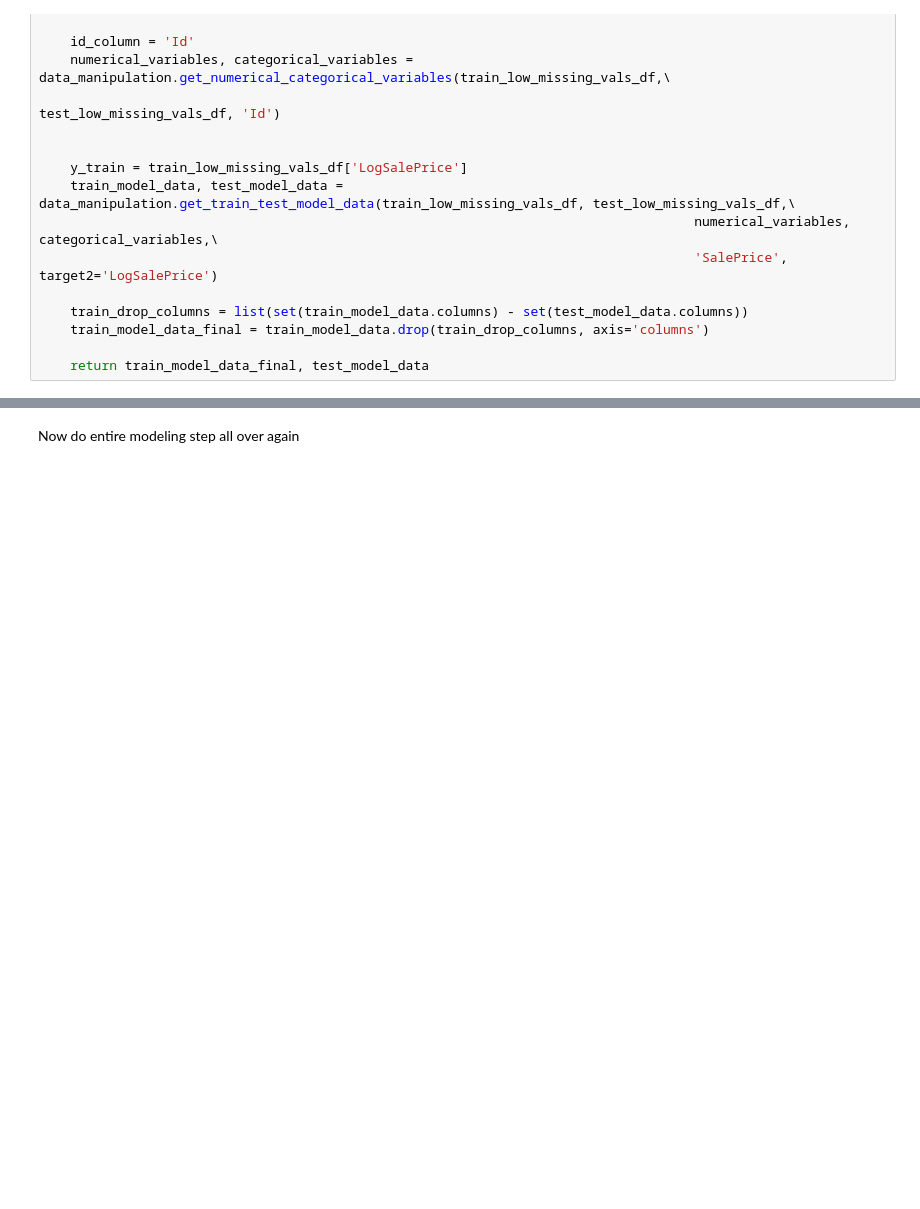
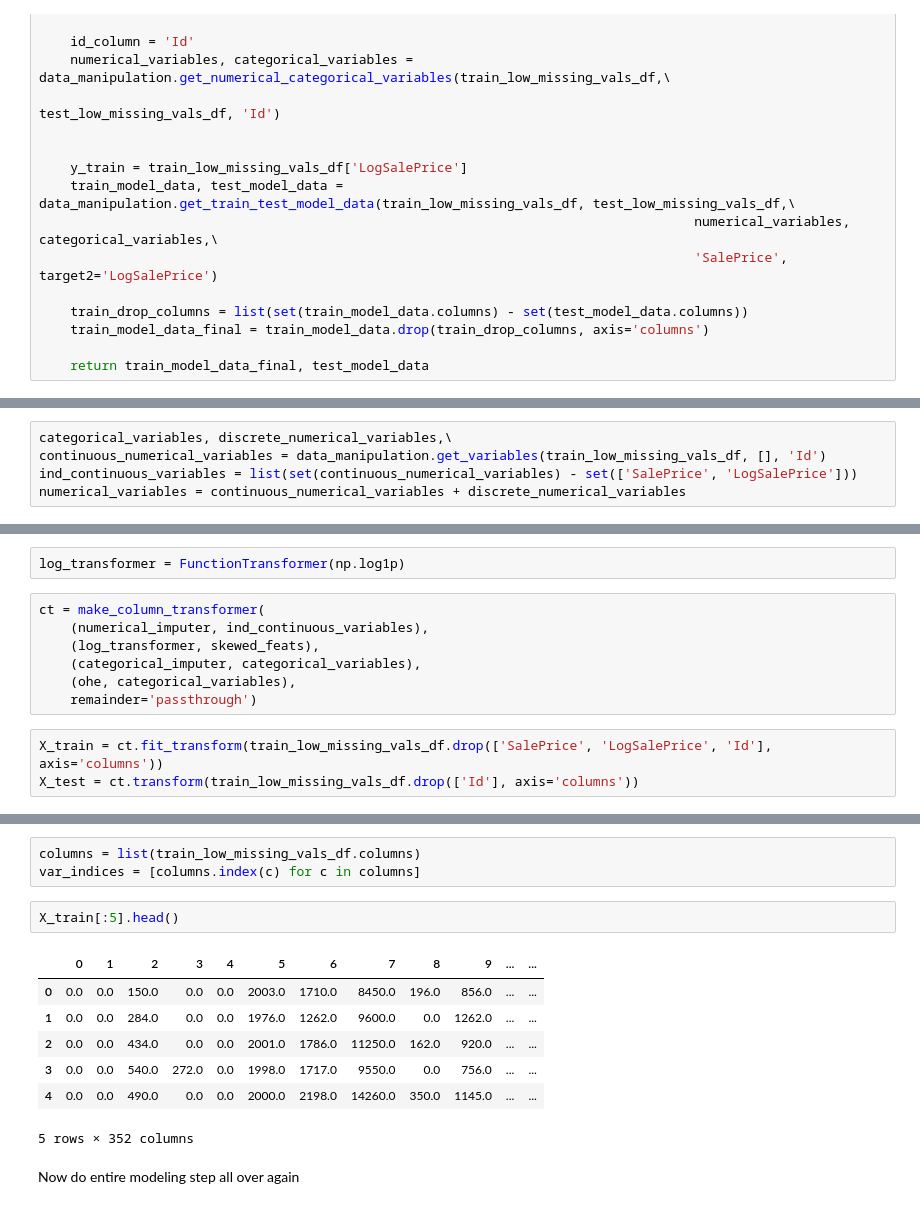
Before and after one commit to AdventurousDataScientist/HousePricingModel, a Jupyter notebook: Base Model.ipynb, the cells around one changed output, grey strips where cells are left out. Cells and saved outputs as stored; diff of their text form; blank space fills up the shorter version.

```diff
--- a/Base Model.ipynb
+++ b/Base Model.ipynb
@@ -461,0 +744,5 @@ test_model_data[skewed_feats] = np.log1p(test_model_data[skewed_feats])
+# %%
+categorical_variables, discrete_numerical_variables,\
+continuous_numerical_variables = data_manipulation.get_variables(train_low_missing_vals_df, [], 'Id')
+ind_continuous_variables = list(set(continuous_numerical_variables) - set(['SalePrice', 'LogSalePrice']))
+numerical_variables = continuous_numerical_variables + discrete_numerical_variables
@@ -461,0 +771,12 @@ test_model_data[skewed_feats] = np.log1p(test_model_data[skewed_feats])
+# %%
+log_transformer = FunctionTransformer(np.log1p)
+# %%
+ct = make_column_transformer(
+    (numerical_imputer, ind_continuous_variables),
+    (log_transformer, skewed_feats),
+    (categorical_imputer, categorical_variables),
+    (ohe, categorical_variables),
+    remainder='passthrough')
+# %%
+X_train = ct.fit_transform(train_low_missing_vals_df.drop(['SalePrice', 'LogSalePrice', 'Id'], axis='columns'))
+X_test = ct.transform(train_low_missing_vals_df.drop(['Id'], axis='columns'))
@@ -462,3 +803,16 @@ test_model_data[skewed_feats] = np.log1p(test_model_data[skewed_feats])
+# %%
+columns = list(train_low_missing_vals_df.columns)
+var_indices = [columns.index(c) for c in columns]
+# %%
+X_train[:5].head()
+# %% [output]
+|  | 0 | 1 | 2 | 3 | 4 | 5 | 6 | 7 | 8 | 9 | ... | ... |
+| 0 | 0.0 | 0.0 | 150.0 | 0.0 | 0.0 | 2003.0 | 1710.0 | 8450.0 | 196.0 | 856.0 | ... | ... |
+| 1 | 0.0 | 0.0 | 284.0 | 0.0 | 0.0 | 1976.0 | 1262.0 | 9600.0 | 0.0 | 1262.0 | ... | ... |
+| 2 | 0.0 | 0.0 | 434.0 | 0.0 | 0.0 | 2001.0 | 1786.0 | 11250.0 | 162.0 | 920.0 | ... | ... |
+| 3 | 0.0 | 0.0 | 540.0 | 272.0 | 0.0 | 1998.0 | 1717.0 | 9550.0 | 0.0 | 756.0 | ... | ... |
+| 4 | 0.0 | 0.0 | 490.0 | 0.0 | 0.0 | 2000.0 | 2198.0 | 14260.0 | 350.0 | 1145.0 | ... | ... |
+5 rows × 352 columns
 # %% [markdown]
 Now do entire modeling step all over again
 # %%
```
Also changed, not shown: parts of 45 cells of this notebook.
